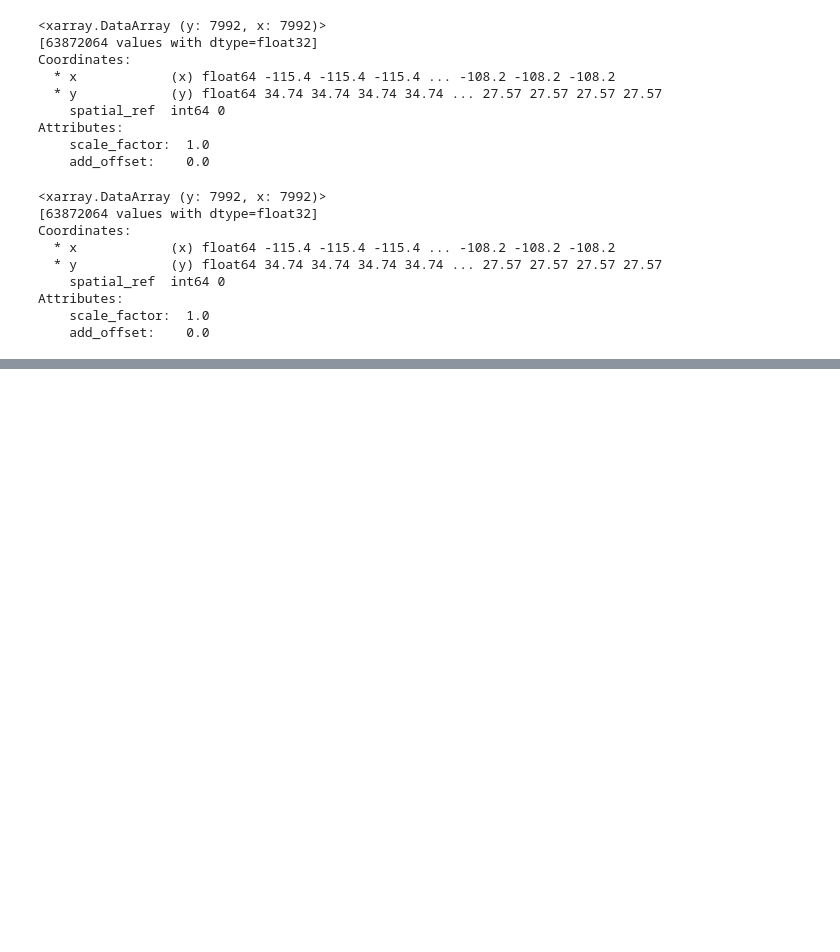
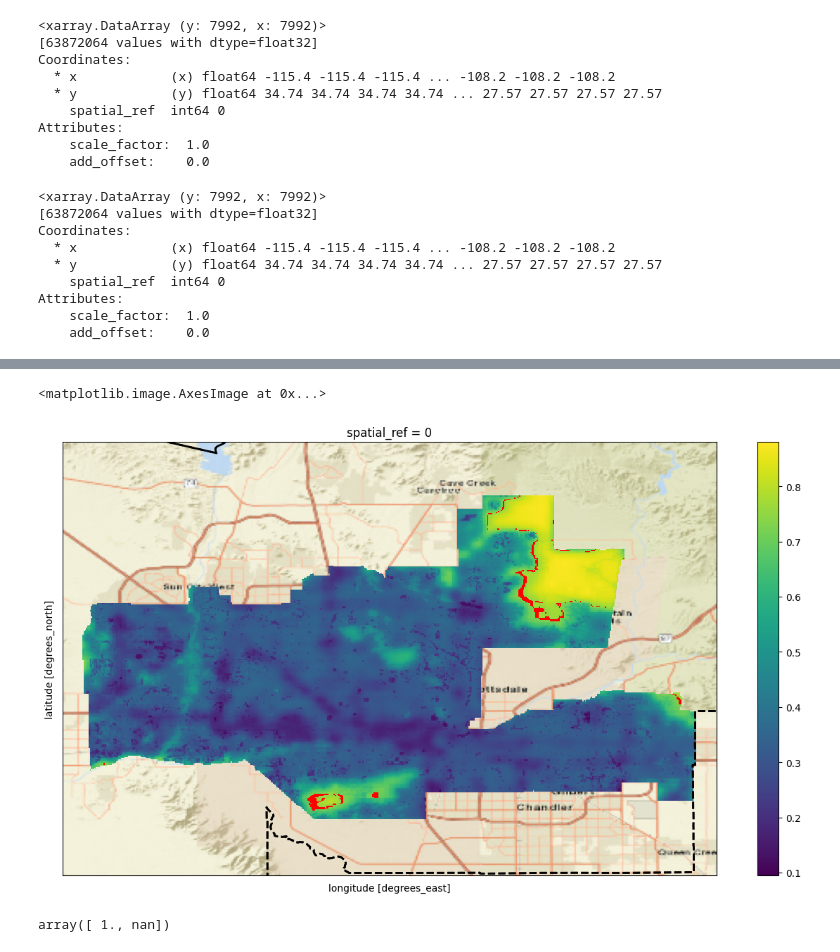
Before and after one commit to silkieMoth/phoenix-biodiversity-intactness, a Jupyter notebook: final_proj_part_2.ipynb, the cells around one changed output, grey strips where cells are left out. Drawn from its saved outputs; the diff is of its cells as text; code cells hidden in the pictures; blank space fills up the shorter version.

Commit message:
find area and difference for BII > 0.75

```diff
--- a/final_proj_part_2.ipynb
+++ b/final_proj_part_2.ipynb
@@ -261,9 +267,15 @@ cell_size_2017 = resolution_x_2017 * resolution_y_2017
 phoenix_2017_area = phoenix_2017_rast_mask.sum().item() * cell_size_2017
 phoenix_2020_area = phoenix_2020_rast_mask.sum().item() * cell_size_2020
 # %%
-phoenix_2017_bii_75 = phoenix_2017_rast_mask.where(phoenix_2017_rast_mask >= 0.75, drop = True)
-phoenix_2020_bii_75 = phoenix_2020_rast_mask.where(phoenix_2020_rast_mask >= 0.75, drop = True)
+# Subset rasters for greater than 0.75 BII within phoenix
+phoenix_2017_bii_75 = phoenix_2017_rast_mask.where((phoenix_2017_rast_mask >= 0.75) & (phoenix_2017_rast_mask != np.nan))
+phoenix_2020_bii_75 = phoenix_2020_rast_mask.where((phoenix_2020_rast_mask >= 0.75) & (phoenix_2020_rast_mask != np.nan))
 
-phoenix_2017_bii_75_area = phoenix_2017_bii_75.sum().item() * cell_size_2017
-phoenix_2020_bii_75_area = phoenix_2020_bii_75.sum().item() * cell_size_2020
+# Get area of subset
+phoenix_2017_bii_75_area = phoenix_2017_bii_75.count() * cell_size_2017
+phoenix_2020_bii_75_area = phoenix_2020_bii_75.count() * cell_size_2020
+
+# Create bitwise rasters
+phoenix_2017_bit = phoenix_2017_rast_mask >= 0.75
+phoenix_2020_bit = phoenix_2020_rast_mask >= 0.75
 # %%
@@ -281,0 +314,8 @@ phoenix_2020_pct_75 = (phoenix_2020_bii_75_area / phoenix_2020_area) * 100
+# %%
+phoenix_diff = (phoenix_2017_bit ^ phoenix_2020_bit)
+for_mask = phoenix_2017_bii_75 + phoenix_2020_bii_75
+#phoenix_diff = phoenix_2017_rast_mask.where(phoenix_2017_rast_mask >= 0.75, drop = True) - phoenix_2020_rast_mask.where(phoenix_2020_rast_mask >= 0.75, drop = True)
+phoenix_diff = xr.where(phoenix_diff == True, 1, np.nan)
+# len(phoenix_diff.values[phoenix_2017_rast_mask == np.nan])
+#phoenix_diff.values
+#phoenix_diff = phoenix_diff.where(phoenix_diff > 0, other = np.isnan(phoenix_2017_rast_mask))
@@ -281,0 +357,22 @@ phoenix_2020_pct_75 = (phoenix_2020_bii_75_area / phoenix_2020_area) * 100
+# %%
+fig, ax = plt.subplots(figsize=(15,8))
+
+bm = Basemap(projection='merc',
+            resolution='c', llcrnrlon = -112.5, urcrnrlon = -111.55, llcrnrlat = 33.2, urcrnrlat = 33.9, epsg = 4269)
+
+bm.drawcounties(ax = ax, linewidth = 2, linestyle = 'dashed')
+bm.arcgisimage(ax = ax, service = 'World_Street_Map')
+
+phoenix_2020_rast_mask.plot.imshow(ax=ax)
+
+phoenix_diff.plot.imshow(ax = ax,
+                         colors = 'red',
+                         levels = 2,
+                         add_colorbar = False)
+# %% [output]
+<matplotlib.image.AxesImage at 0x...>
+[figure, added]
+# %%
+np.unique(phoenix_diff.values)
+# %% [output]
+array([ 1., nan])
```
Also changed, not shown: parts of 12 cells of this notebook.
